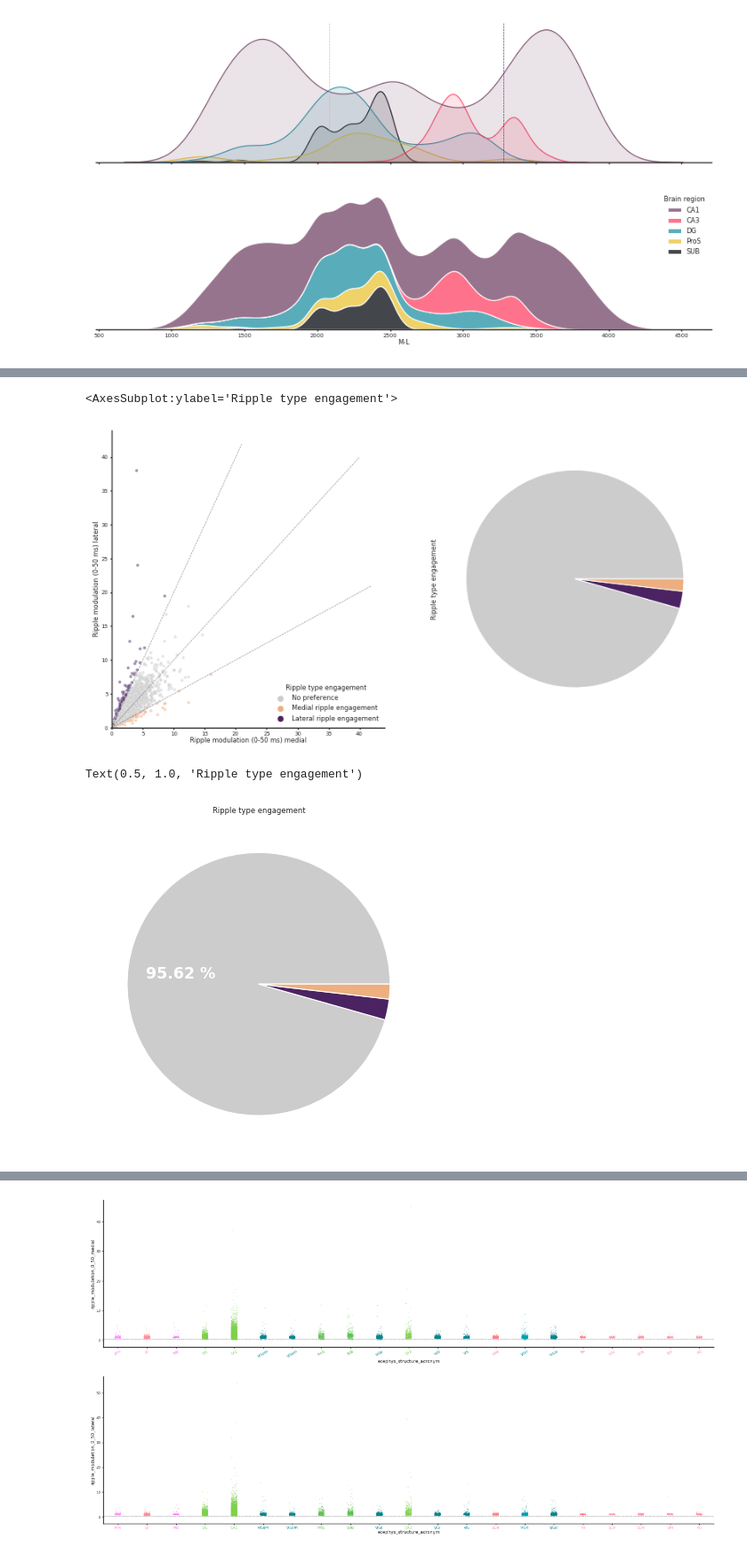
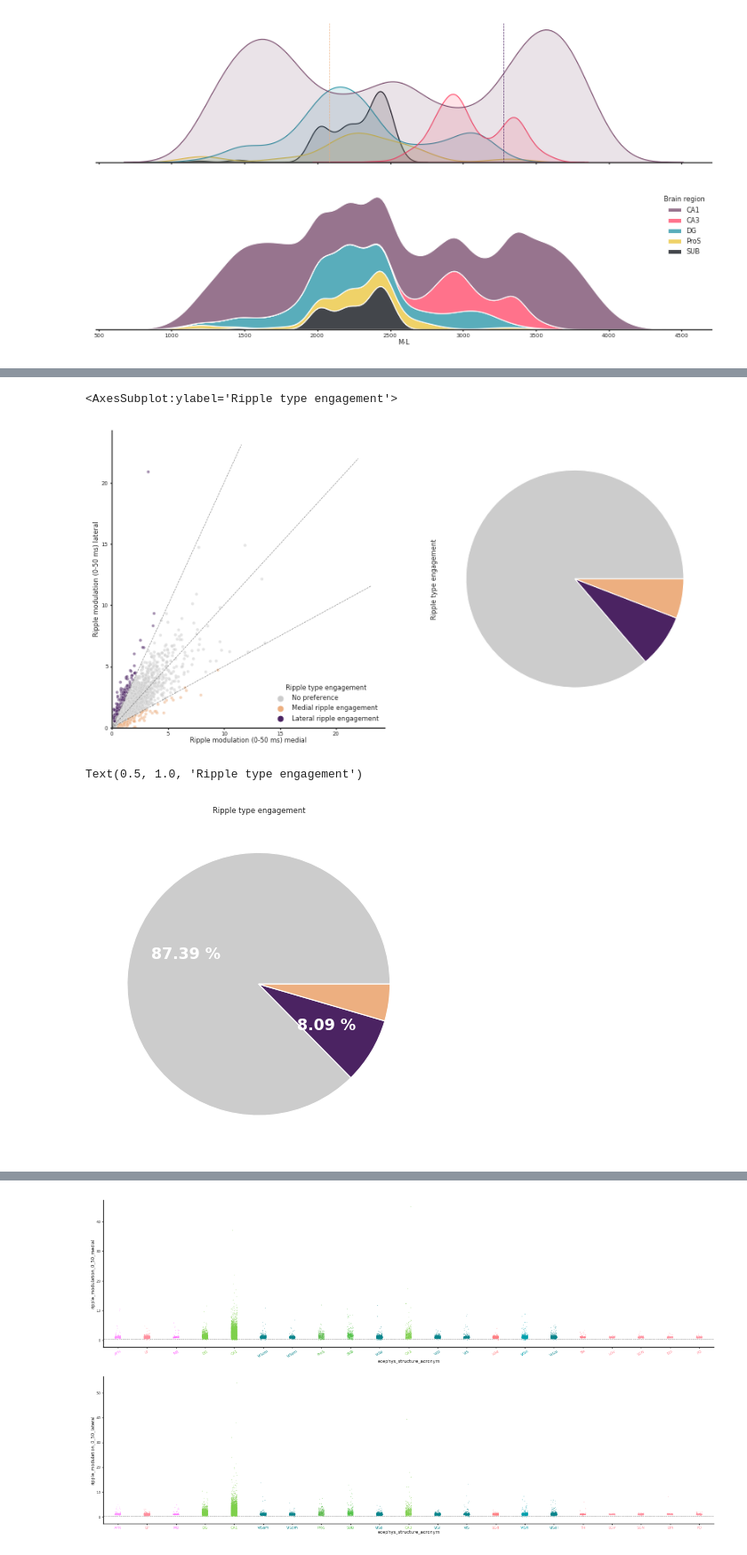
Before and after one commit to RobertoDF/De-Filippo-et-al-2022, a Jupyter notebook: Calculations/Reviewers_addendum.ipynb, the cells around one changed output, grey strips where cells are left out. Shown at 89% size. Drawn from its saved outputs; the diff is of its cells as text; code cells hidden in the pictures.

```diff
--- a/Calculations/Reviewers_addendum.ipynb
+++ b/Calculations/Reviewers_addendum.ipynb
@@ -488,18 +616,11 @@ mwu p-val and CLES:  0.19482155117781708 0.5102458587776535
 # %%
-_ = summary_units_df_sub[['Ripple modulation (0-120 ms) medial', 'Ripple modulation (0-120 ms) lateral', 'Parent brain region']]
-
-_ = pd.wide_to_long(_.reset_index(), stubnames='Ripple modulation (0-120 ms)', i=['Parent brain region','unit_id'], j="Ripple seed", sep=' ', suffix=r'\w+').reset_index()
-_['Ripple seed'] = _["Ripple seed"].str.capitalize()
-param = 'Ripple modulation (0-120 ms)'
-g = sns.FacetGrid(_[_['Parent brain region']!='HPF'], col='Parent brain region', sharex=False, sharey=False, col_order=['Isocortex', 'MB', 'TH'])
-g.map_dataframe(sns.kdeplot, x='Ripple modulation (0-120 ms)', hue='Ripple seed', palette=palette_ML, fill=True, gridsize=500)
-g.refline(x=1)
-g.refline(x=2, color='r')
-g.set(xlim=(0, 4))
-g.set(yticks=[])
-g.map_dataframe(func_annotate)
+summary_units_df_sub['Firing rate (0-120 ms)'] = (summary_units_df_sub['Firing rate (0-120 ms) medial']+summary_units_df_sub['Firing rate (0-120 ms) lateral'])/2
+summary_units_df_sub['Firing rate (120-0 ms)'] = (summary_units_df_sub['Firing rate (120-0 ms) medial']+summary_units_df_sub['Firing rate (120-0 ms) lateral'])/2
+summary_units_df_sub['Firing rate (0-50 ms)'] = (summary_units_df_sub['Firing rate (0-50 ms) medial']+summary_units_df_sub['Firing rate (0-120 ms) lateral'])/2
 # %%
-summary_units_df_sub['Firing rate (0-120 ms)'] = (summary_units_df_sub['Firing rate (0-120 ms) medial']+summary_units_df_sub['Firing rate (0-120 ms) lateral'])/2
-summary_units_df_sub['Firing rate (100-0 ms)'] = (summary_units_df_sub['Firing rate (100-0 ms) medial']+summary_units_df_sub['Firing rate (100-0 ms) lateral'])/2
+fig, axs = plt.subplots(1, figsize=(5,5))
+sns.scatterplot(ax=axs, data=summary_units_df_sub, x='Firing rate (0-120 ms)', y='Firing rate (120-0 ms)', hue='Parent brain region', palette=palette_parent_areas, alpha=.5, s=5,
+                hue_order=['HPF', 'Isocortex', 'MB', 'TH'])
+axs.plot([0, axs.get_ylim()[1]], [0, axs.get_ylim()[1]],  alpha=.5, linestyle='--', color='k')
 # %% [output]
 [<matplotlib.lines.Line2D at 0x...>]
@@ -818,31 +1012,35 @@ palette_ML['No preference'] = (0.8,.8,.8)
 # %%
-fig, axs = plt.subplots(1)
-sns.scatterplot(data=summary_units_df_sub[(summary_units_df_sub['Firing rate (0-120 ms) medial']>0.025)& (summary_units_df_sub['Parent brain region']=='HPF')],\
-               x='Ripple modulation (0-50 ms) medial', y= 'Ripple modulation (0-50 ms) lateral', \
-                alpha=.5, ax=axs, s=8, hue='Ripple type engagement', palette=palette_ML)
-axs.plot([0, axs.get_ylim()[1]], [0, axs.get_ylim()[1]],  alpha=.5, linestyle='--', color='k')
-axs.plot([0, axs.get_ylim()[1]], [0, axs.get_ylim()[1]/2],  alpha=.5, linestyle='--', color='k')
-axs.plot([0, axs.get_ylim()[1]/2], [0, axs.get_ylim()[1]],  alpha=.5, linestyle='--', color='k')
-axs.set_xlim((0,20))
-axs.set_ylim((0,20))
+fig, axs = plt.subplots(1,2,  figsize=(10,5))
+sns.scatterplot(data=summary_units_df_sub[(summary_units_df_sub['Firing rate (0-120 ms) medial']>0.025)& (summary_units_df_sub['Parent brain region']=='HPF' )],
+               x='Ripple modulation (0-50 ms) medial', y= 'Ripple modulation (0-50 ms) lateral', alpha=.5, ax=axs[0], s=8, hue='Ripple type engagement', palette=palette_ML)
+axs[0].plot([0, axs[0].get_ylim()[1]], [0, axs[0].get_ylim()[1]],  alpha=.5, linestyle='--', color='k')
+axs[0].plot([0, axs[0].get_ylim()[1]], [0, axs[0].get_ylim()[1]/2],  alpha=.5, linestyle='--', color='k')
+axs[0].plot([0, axs[0].get_ylim()[1]/2], [0, axs[0].get_ylim()[1]],  alpha=.5, linestyle='--', color='k')
+axs[0].set_xlim((0,axs[0].get_xlim()[1]))
+axs[0].set_ylim((0,axs[0].get_ylim()[1]))
+
+_ = pd.DataFrame(summary_units_df_sub[(summary_units_df_sub['Firing rate (0-120 ms) medial']>0.025)&
+                     (summary_units_df_sub['Parent brain region']=='HPF' )]['Ripple type engagement'].value_counts())
+
+_.plot.pie(y= 'Ripple type engagement', ax=axs[1], colors=[palette_ML[key] for key in _.index], labels=None, legend=False)
 # %% [output]
 <AxesSubplot:ylabel='Ripple type engagement'>
-[figure, old version]
+[figure, new version]
 # %%
-fig, axs = plt.subplots(1,2,  figsize=(10,5))
-sns.scatterplot(data=summary_units_df_sub[(summary_units_df_sub['Firing rate (0-120 ms) medial']>0.025)& (summary_units_df_sub['Parent brain region']=='HPF' )],
-               x='Ripple modulation (0-50 ms) medial', y= 'Ripple modulation (0-50 ms) lateral', alpha=.5, ax=axs[0], s=8, hue='Ripple type engagement', palette=palette_ML)
-axs[0].plot([0, axs[0].get_ylim()[1]], [0, axs[0].get_ylim()[1]],  alpha=.5, linestyle='--', color='k')
-axs[0].plot([0, axs[0].get_ylim()[1]], [0, axs[0].get_ylim()[1]/2],  alpha=.5, linestyle='--', color='k')
-axs[0].plot([0, axs[0].get_ylim()[1]/2], [0, axs[0].get_ylim()[1]],  alpha=.5, linestyle='--', color='k')
-axs[0].set_xlim((0,axs[0].get_xlim()[1]))
-axs[0].set_ylim((0,axs[0].get_ylim()[1]))
-
-_ = pd.DataFrame(summary_units_df_sub[(summary_units_df_sub['Firing rate (0-120 ms) medial']>0.025)&
+_ = pd.DataFrame(summary_units_df_sub[(summary_units_df_sub['Firing rate (0-120 ms) medial']>0.1)&
                      (summary_units_df_sub['Parent brain region']=='HPF' )]['Ripple type engagement'].value_counts())
 
-_.plot.pie(y= 'Ripple type engagement', ax=axs[1], colors=[palette_ML[key] for key in _.index], labels=None, legend=False)
+def my_autopct(pct):
+    return ('%.2f'  % pct + " %") if pct > 5 else ''
+
+fig, ax = plt.subplots()
+_, _, autopcts = ax.pie(_.values.squeeze(),colors=[palette_ML[key] for key in _.index], autopct=my_autopct)
+
+plt.setp(autopcts, **{'color':'white', 'weight':'bold', 'fontsize':12.5})
+
+ax.xaxis.set_label_position('top')
+ax.set_title('Ripple type engagement')
 # %% [output]
 Text(0.5, 1.0, 'Ripple type engagement')
-[figure, old version]
+[figure, new version]
 # %%
```
Also changed, not shown: parts of 105 cells of this notebook, 7 other files.
